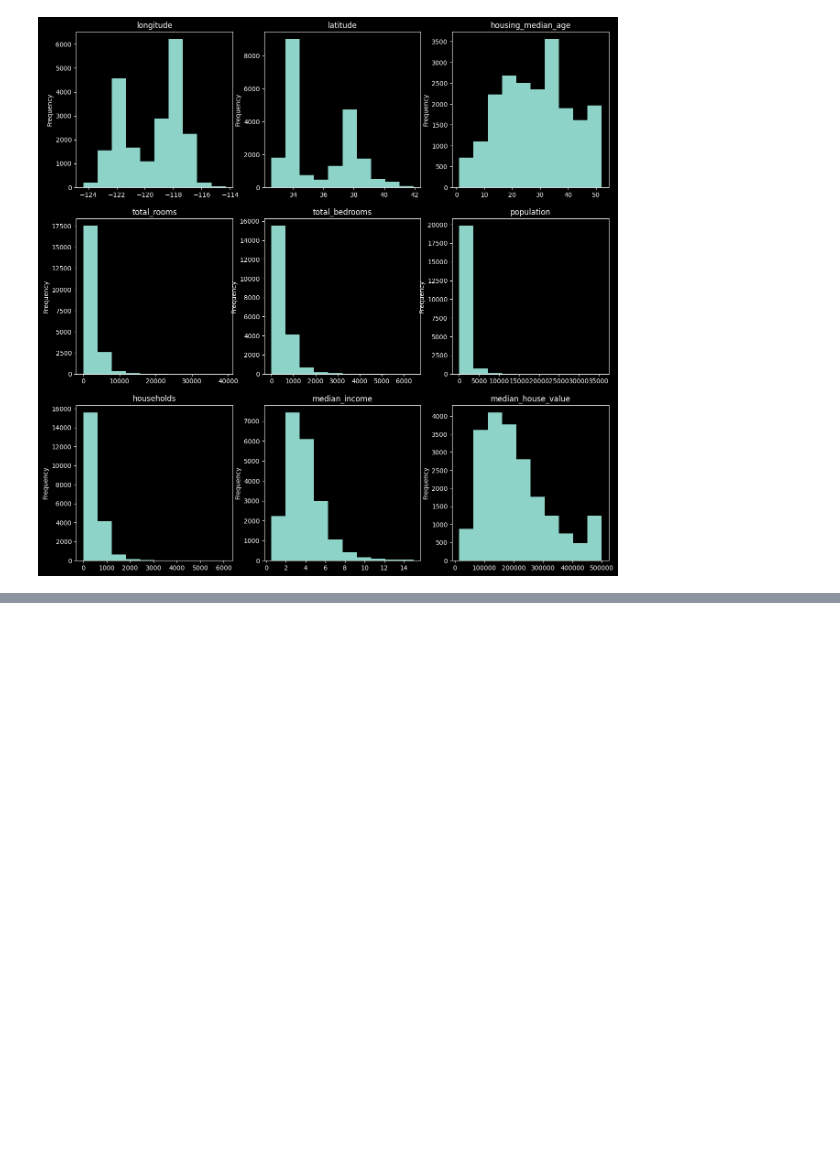
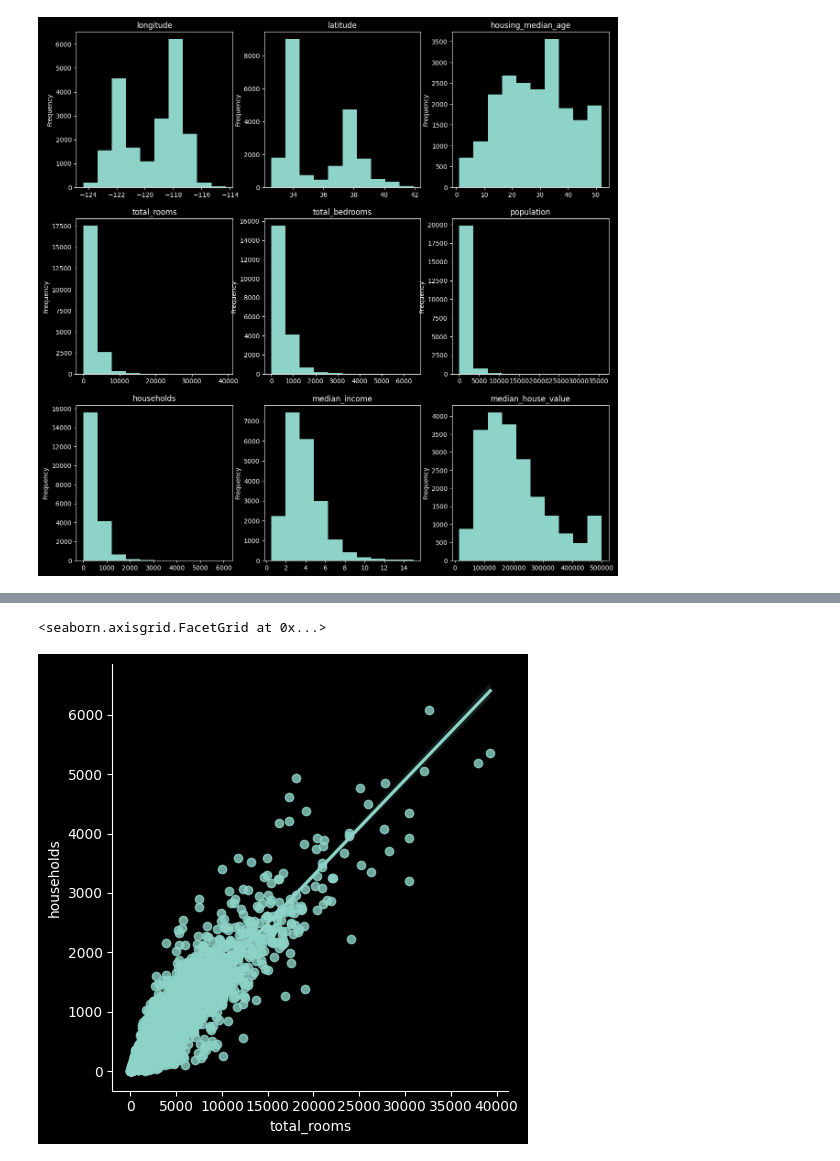
Before and after one commit to jimdimas/pattern-recognition-project, a Jupyter notebook: preprocess.ipynb, the cells around one changed output, grey strips where cells are left out. Cells and saved outputs as stored; diff of their text form; code cells hidden in the pictures; blank space fills up the shorter version.

```diff
--- a/preprocess.ipynb
+++ b/preprocess.ipynb
@@ -110,0 +133,5 @@ for idx, (ax_i, feat) in enumerate(zip(ax.flatten(), num_feats)):
+# %%
+sns.lmplot(x='total_rooms',y='households',data=data,)
+# %% [output]
+<seaborn.axisgrid.FacetGrid at 0x...>
+[figure, added]
```
Also changed, not shown: parts of 12 cells of this notebook, 1 other file.
